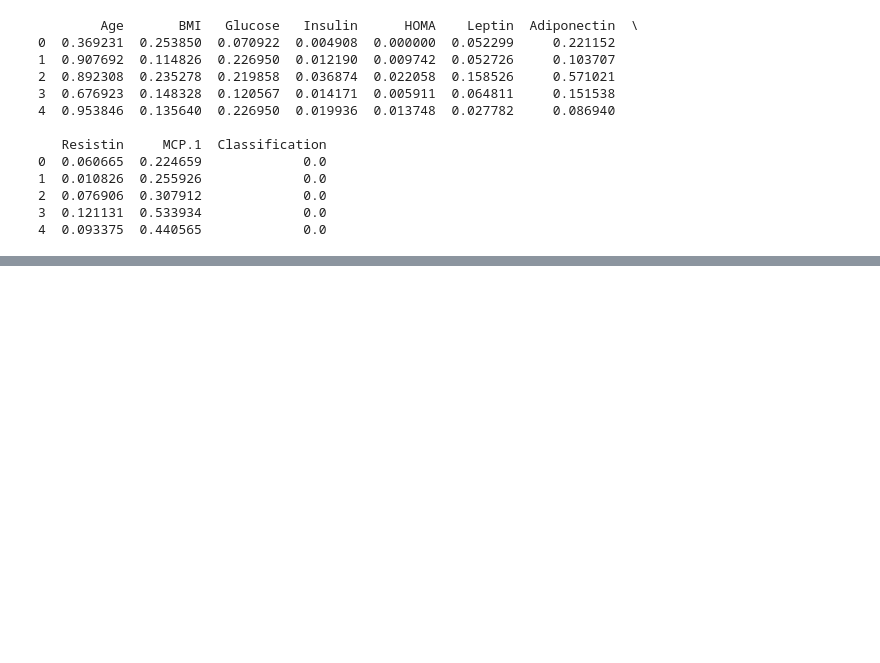
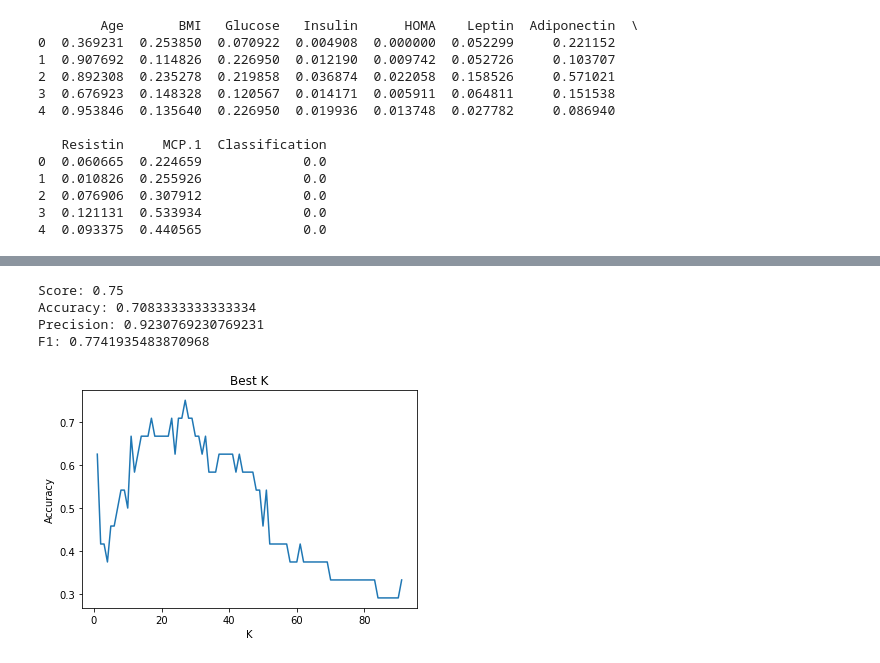
Before and after one commit to LuisMota93/Breast-Cancer-Machine-Learning-Prediction, a Jupyter notebook: cancer_prediction.ipynb, the cells around one changed output, grey strips where cells are left out. Drawn from its saved outputs; the diff is of its cells as text; code cells hidden in the pictures; blank space fills up the shorter version.

```diff
--- a/cancer_prediction.ipynb
+++ b/cancer_prediction.ipynb
@@ -290,0 +362,13 @@ print(cancer_data.head())
+# %%
+train_subset, test_subset, trlabels_subset, ttlabels_subset = train_test_split(cancer_data[["Glucose", "Insulin", "HOMA",
+                                                                                            "Resistin",]],
+                                                                        cancer_data["Classification"], test_size = 0.2,
+                                                                        random_state = 1)
+
+sel_data = kneighbors(train_subset, trlabels_subset, test_subset, ttlabels_subset)
+# %% [output]
+Score: 0.75
+Accuracy: 0.7083333333333334
+Precision: 0.9230769230769231
+F1: 0.7741935483870968
+[figure, added]
```
Also changed, not shown: parts of 8 cells of this notebook.
